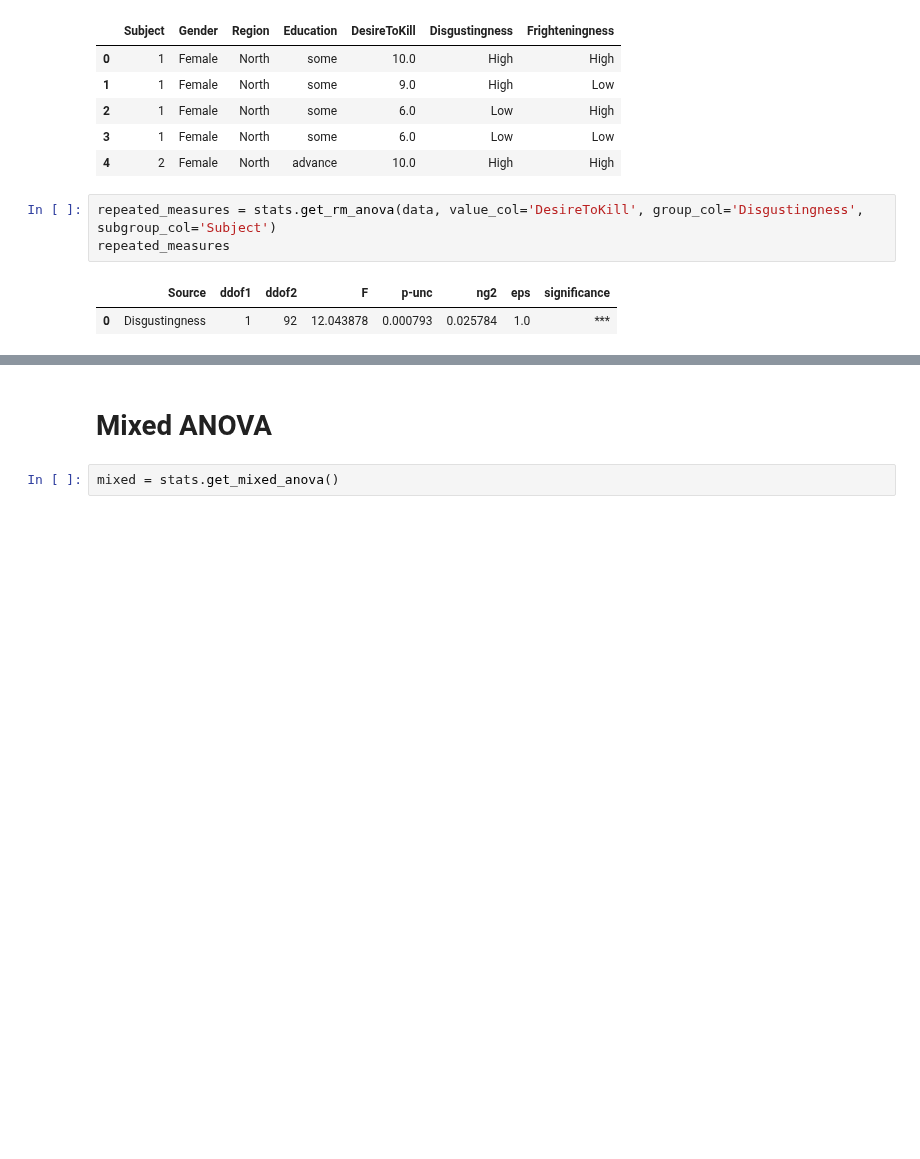
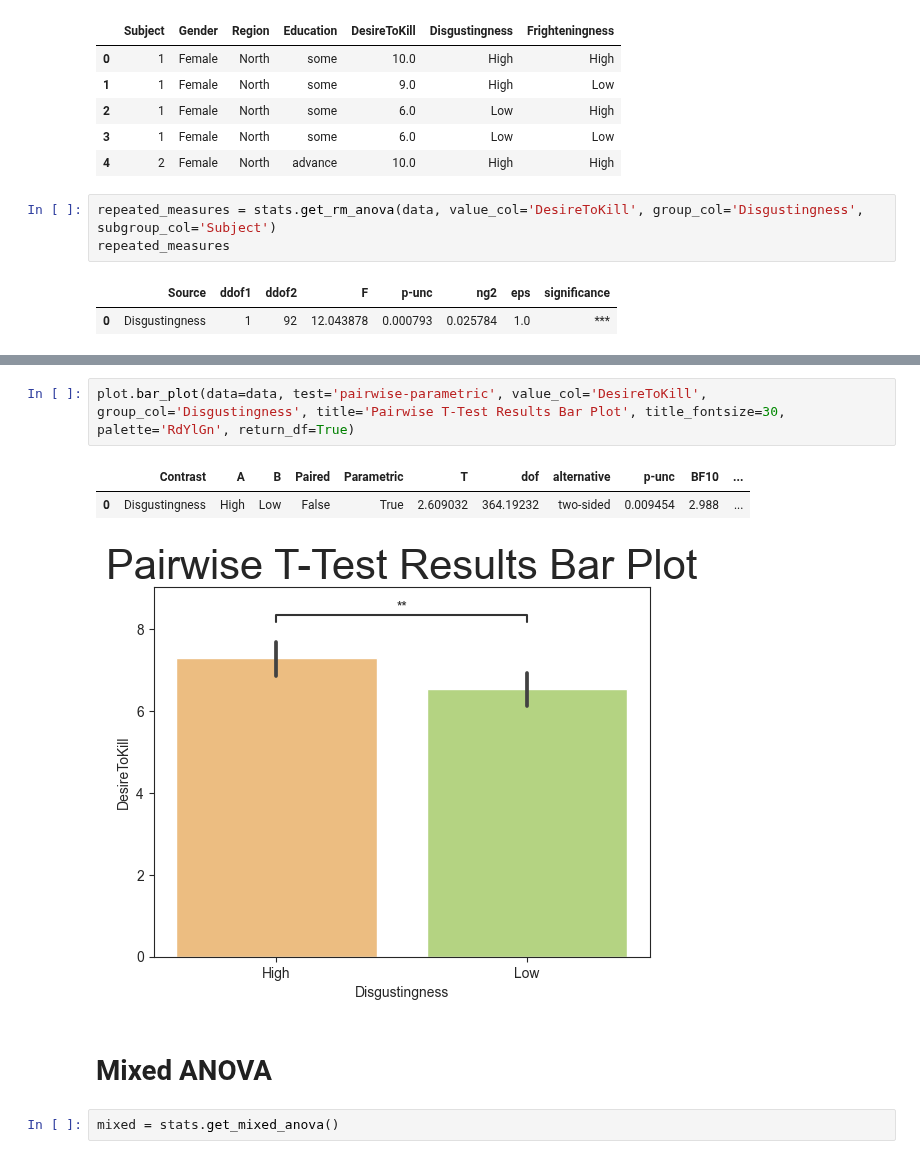
Before and after one commit to tlint101/py50, a Jupyter notebook: tutorials/007_parametric_stats.ipynb, the cells around one changed output, grey strips where cells are left out. Drawn from its saved outputs; the diff is of its cells as text; blank space fills up the shorter version.

```diff
--- a/tutorials/007_parametric_stats.ipynb
+++ b/tutorials/007_parametric_stats.ipynb
@@ -148,3 +138,9 @@ aov.round(3)
+# %%
+plot.bar_plot(data=data, test='pairwise-parametric', value_col='DesireToKill', group_col='Disgustingness', title='Pairwise T-Test Results Bar Plot', title_fontsize=30, palette='RdYlGn', return_df=True)
+# %% [output]
+|  | Contrast | A | B | Paired | Parametric | T | dof | alternative | p-unc | BF10 | ... |
+| 0 | Disgustingness | High | Low | False | True | 2.609032 | 364.19232 | two-sided | 0.009454 | 2.988 | ... |
+[figure, added]
 # %% [markdown]
 # Mixed ANOVA
 # %%
```
Also changed, not shown: parts of 8 cells of this notebook, 1 other file.
